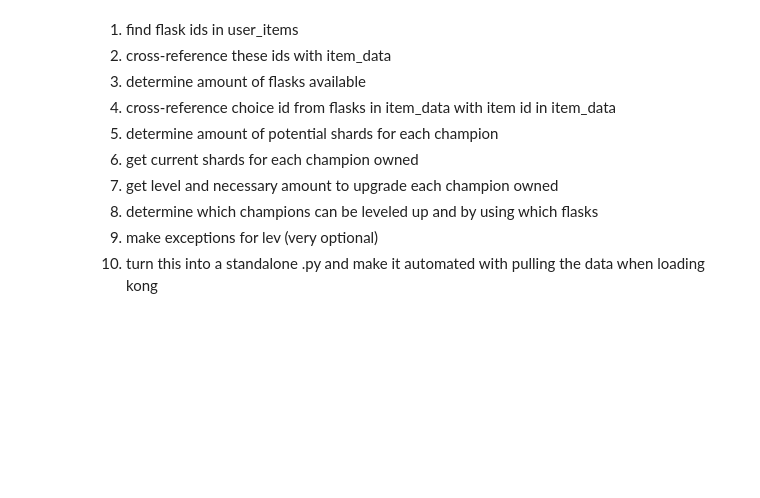
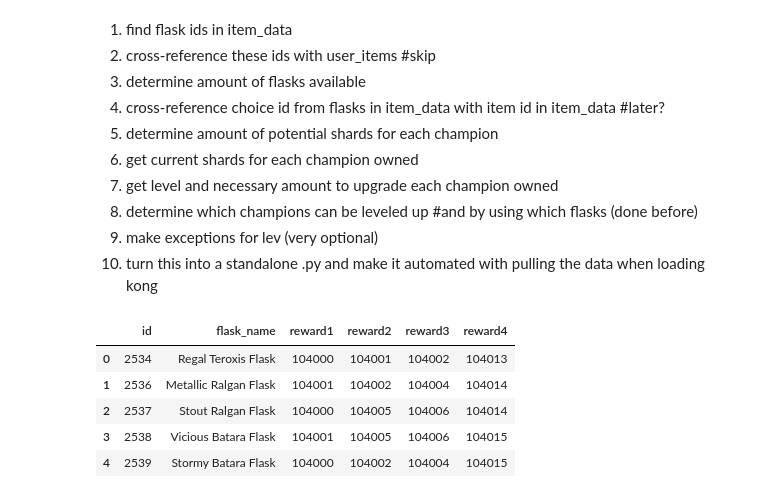
Before and after one commit to IchChefDuNixx/2023SS, a Jupyter notebook: oddities/flask_extractor.ipynb, the cells around one changed output. Cells and saved outputs as stored; diff of their text form; code cells hidden in the pictures; blank space fills up the shorter version.

```diff
--- a/oddities/flask_extractor.ipynb
+++ b/oddities/flask_extractor.ipynb
@@ -1,12 +1,12 @@
 # %% [markdown]
-1. find flask ids in user_items
-2. cross-reference these ids with item_data
+1. find flask ids in item_data
+2. cross-reference these ids with user_items #skip
 3. determine amount of flasks available
-4. cross-reference choice id from flasks in item_data with item id in item_data
+4. cross-reference choice id from flasks in item_data with item id in item_data #later?
 5. determine amount of potential shards for each champion
 6. get current shards for each champion owned
 7. get level and necessary amount to upgrade each champion owned
-8. determine which champions can be leveled up and by using which flasks
+8. determine which champions can be leveled up #and by using which flasks (done before)
 9. make exceptions for lev (very optional)
 10. turn this into a standalone .py and make it automated with pulling the data when loading kong
 # %%
@@ -30,9 +39,9 @@ user_units_raw = pd.read_json("user_units.json", orient="index")
 # %%
-# constants for id boundaries, easier to change here than in-line
+# constants for id boundaries (04.04.23), easier to change here than in-line
 flasks_id_min = 2534
-flasks_id_max = 2699
+flasks_id_max = 2679
 
-# reward, aether, chaos, wyld | f2p, p2w?
+# reward, aether, chaos, wyld
 champion_id_min = [4000, 5600, 6600, 7600]
 champion_id_max = [4999, 5999, 6999, 7999]
 
@@ -55 +58,34 @@ item_data_flasks = item_data_flasks.drop(item_data_flasks.columns.difference(["i
+# %%
+# 1 find flask ids by regex (excluding mythical flasks manually)
+item_data_flask_ids = item_data_raw[item_data_raw["name"].str.contains("Flask")][4:] # .dropna(axis=1, how="all")
+flasks_id_min_temp = item_data_flask_ids["id"].min()
+flasks_id_max_temp = item_data_flask_ids["id"].max()
+
+# prevent reducing the id range
+if flasks_id_min_temp <= flasks_id_min and flasks_id_max_temp >= flasks_id_max:
+    flasks_id_min = flasks_id_min_temp
+    flasks_id_max = flasks_id_max_temp
+else:
+    print("Error in #1: this action could possibly exclude flasks")
+    # return
+
+# create new dataframe with flask id and respective reward ids
+rows = []
+for index, row in item_data_flask_ids.iterrows():
+    obj_id = row['id']
+    obj_name = row["name"]
+    reward_ids = []
+    for choice in row['choice']:
+        reward_ids.append(choice['item'][0]['id'])
+    rows.append([obj_id, obj_name] + reward_ids)
+
+item_data_flask_rewards = pd.DataFrame(rows, columns=['id', "flask_name", 'reward1', 'reward2', 'reward3', 'reward4'])
+item_data_flask_rewards.head()
+# %% [output]
+|  | id | flask_name | reward1 | reward2 | reward3 | reward4 |
+| 0 | 2534 | Regal Teroxis Flask | 104000 | 104001 | 104002 | 104013 |
+| 1 | 2536 | Metallic Ralgan Flask | 104001 | 104002 | 104004 | 104014 |
+| 2 | 2537 | Stout Ralgan Flask | 104000 | 104005 | 104006 | 104014 |
+| 3 | 2538 | Vicious Batara Flask | 104001 | 104005 | 104006 | 104015 |
+| 4 | 2539 | Stormy Batara Flask | 104000 | 104002 | 104004 | 104015 |
 # %%
```
Also changed, not shown: parts of 13 cells of this notebook, 7 other files.
